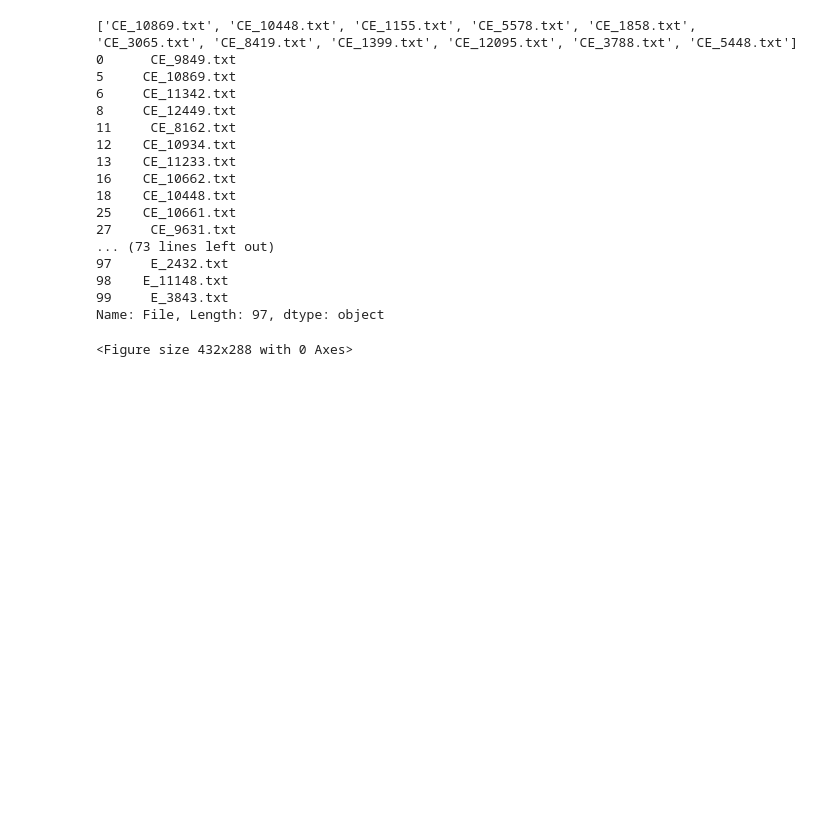
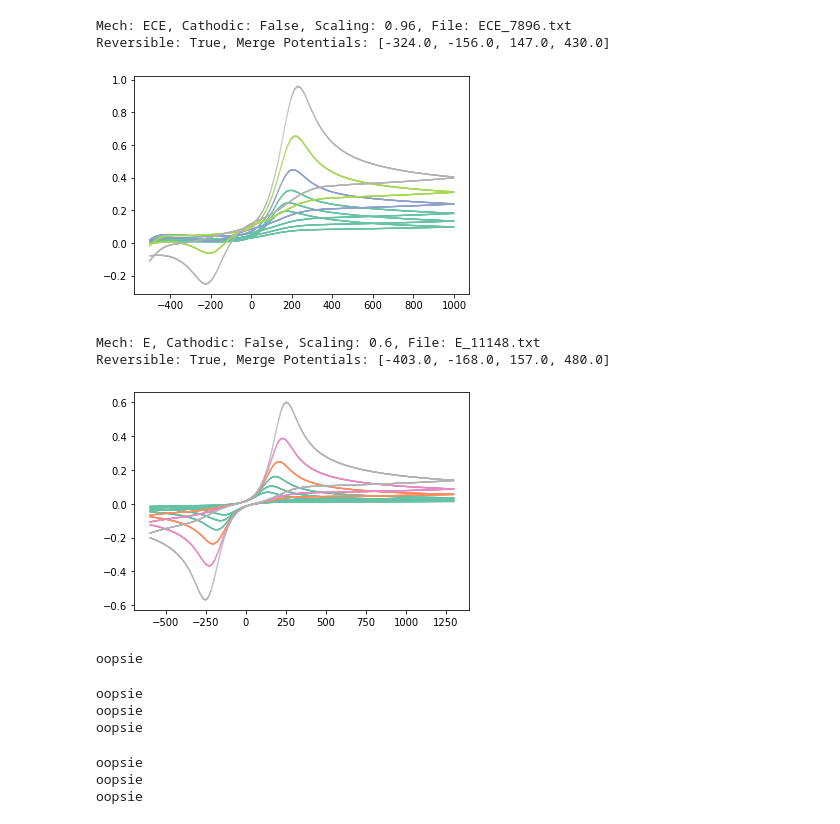
Before and after one commit to benhoar/CVMerge, a Jupyter notebook: MergeCVs.ipynb, the cells around one changed output. Cells and saved outputs as stored; diff of their text form; code cells hidden in the pictures; blank space fills up the shorter version.

Commit message:
added file reporter and changed reversibility def

```diff
--- a/MergeCVs.ipynb
+++ b/MergeCVs.ipynb
@@ -23,7 +23,7 @@ class MergeCV:
                   forward_current_limit=0.05,
                   reverse_current_limit=0.01,
                   fractional_peak_current=0.33,
-                  dictating_scan_rate=0,
+                  dictating_scan_rate=-1,
                   peak_ratio=0.1,
                   additional_shift_min=0,
                   additional_shift_max=1000,
@@ -142,6 +142,13 @@ class MergeCV:
          mech.data = res
       mech.data.reset_index(inplace=True, drop=True)
 
+   def __get_reversibility(self, mech):
+      lcl_data = mech.data.loc[mech.data['v'] == max(mech.data['v'])].copy()
+      min_cur = min(lcl_data['A'])
+      max_cur = max(lcl_data['A'])
+      peak_ratio = abs(min_cur/max_cur) if abs(min_cur) < max_cur else abs(max_cur/min_cur)
+      return peak_ratio >= 0.1
+
    def __calculate_merge_reps(self, mech):
 
       def find_index(l, r, target, data):
@@ -166,8 +173,7 @@ class MergeCV:
       max_A = max(rep_data['A'])
       min_A = min(rep_data['A'])
 
-      peak_ratio = abs(min_A/max_A) if abs(min_A) < max_A else abs(max_A/min_A)
-      reversible = peak_ratio >= 0.1
+      reversible = self.__get_reversibility(mech)
       main_peak = max_A if max_A > abs(min_A) else min_A
       # Mpi = max peak index, mpi = min peak index
       Mpi = rep_data[rep_data['A'] == max_A].index[0]
@@ -335,52 +341,66 @@ class MergeCV:
       ax1.scatter(self.res['V'], self.res['A'], s=0.05, c=self.res['v'], cmap=cmap, zorder=1)
       ax1.table(infos, loc='top', cellLoc='center')
       ax1.tick_params(axis="both", labelsize=8)
       if save:
          plt.savefig(f'./Graphs/{name}image', dpi=200)
       else:
          plt.show()
       plt.clf()
 
    def save(self):
       info = {}
       for i, mech in enumerate(self.mechs):
          info['Cathodic'] = mech.cathodic
          info['Scaling'] = mech.scaling
          info['File'] = mech.file
          info['Position'] = i
       pickle.dump(info, open(f'./Generated_Data/{self.name}details', 'wb'))
       pickle.dump(self.res, open(f'./Generated_Data/{self.name}data', 'wb'))
 
-for i in tqdm(range(1)): # ~ 100/minute w/ graphing every 25, ≥ 140k per day)
+   def get_report(self, file):
+      mech = file[:file.find('_')]
+      mech_obj = Mech(mech, False)
+      mech_obj.file = file
+      mech_obj.data = pd.read_csv(f'./Samples/{mech}/{file}')
+      mech_obj.data.loc[:, 'A'] *= mech_obj.scaling
+      self.mechs = [mech_obj]
+      self.__calculate_merge_reps(mech_obj)
+      reversible = self.__get_reversibility(mech_obj)
+      merge_points = mech_obj.data.loc[mech_obj.data['merge_point']].index
+      pots = sorted([mech_obj.data.loc[i, 'V'] for i in merge_points])
+      print(mech_obj)
+      print(f'Reversible: {reversible}, Merge Potentials: {pots}')
+      self.simple_plot()
+
+merger = MergeCV()
+merger.get_report('ECE_7896.txt')
+merger.get_report('E_11148.txt')
+
+for i in tqdm(range(20)): # ~ 100/minute w/ graphing every 25, ≥ 140k per day)
    try:
       merger = MergeCV()
       merger.initialize_data()
       merger.format_data()
       merger.merge()
       if i % 1 == 0:
          merger.fancy_plot(save=True, highlight=True)
    except:
       print("oopsie")
    #merger.save()
 # %% [output]
-['CE_10869.txt', 'CE_10448.txt', 'CE_1155.txt', 'CE_5578.txt', 'CE_1858.txt', 'CE_3065.txt', 'CE_8419.txt', 'CE_1399.txt', 'CE_12095.txt', 'CE_3788.txt', 'CE_5448.txt']
-0      CE_9849.txt
-5     CE_10869.txt
-6     CE_11342.txt
-8     CE_12449.txt
-11     CE_8162.txt
-12    CE_10934.txt
-13    CE_11233.txt
-16    CE_10662.txt
-18    CE_10448.txt
-25    CE_10661.txt
-27     CE_9631.txt
-... (73 lines left out)
-97     E_2432.txt
-98    E_11148.txt
-99     E_3843.txt
-Name: File, Length: 97, dtype: object
+Mech: ECE, Cathodic: False, Scaling: 0.96, File: ECE_7896.txt
+Reversible: True, Merge Potentials: [-324.0, -156.0, 147.0, 430.0]
+[figure, added]
-<Figure size 432x288 with 0 Axes>
+Mech: E, Cathodic: False, Scaling: 0.6, File: E_11148.txt
+Reversible: True, Merge Potentials: [-403.0, -168.0, 157.0, 480.0]
+[figure, added]
+oopsie
+oopsie
+oopsie
+oopsie
+oopsie
+oopsie
+oopsie
 # %%
 mechs = ['ECE','E','T','EC1','DISP','EC1','CE']
 path = './Samples'
```
Also changed, not shown: 49 other files.
